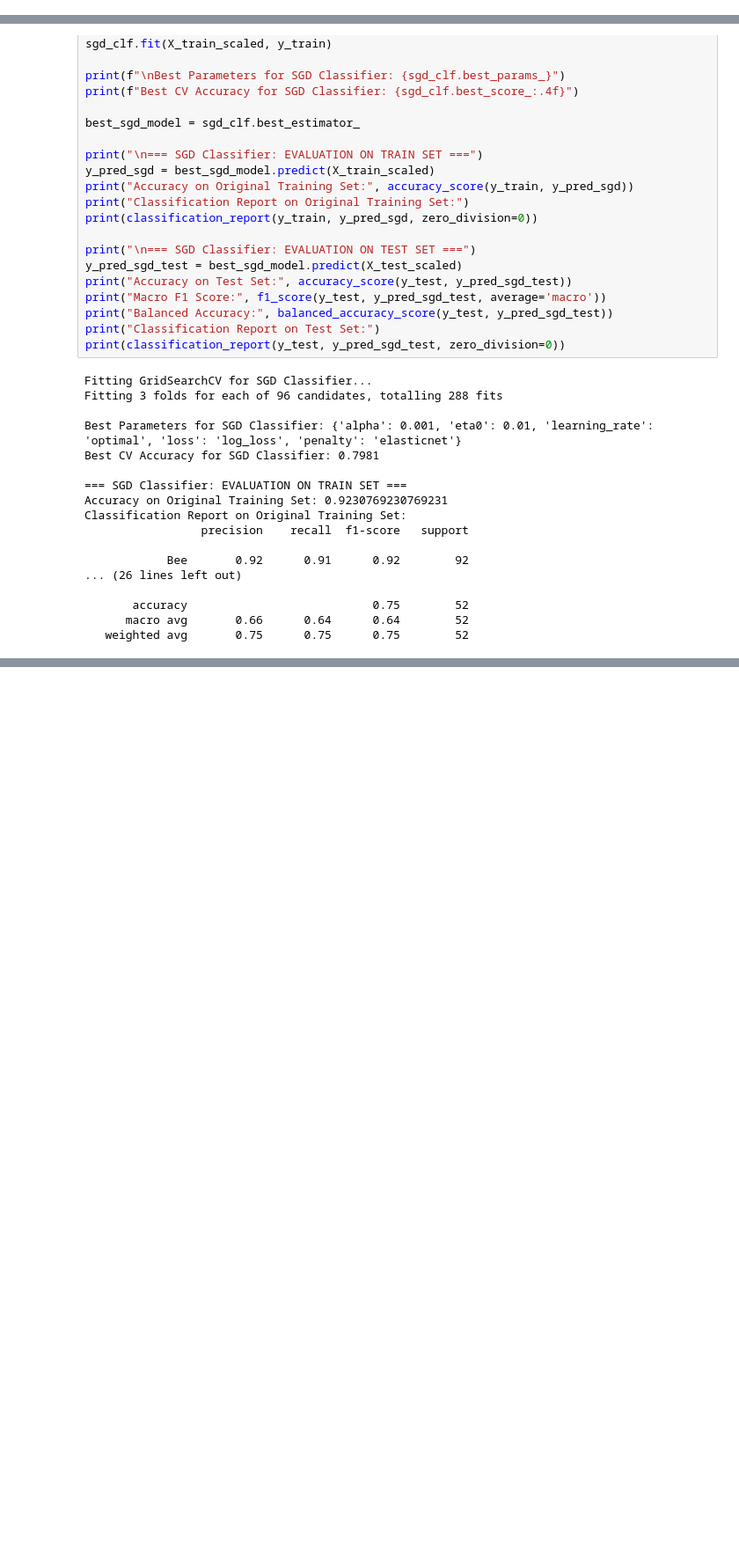
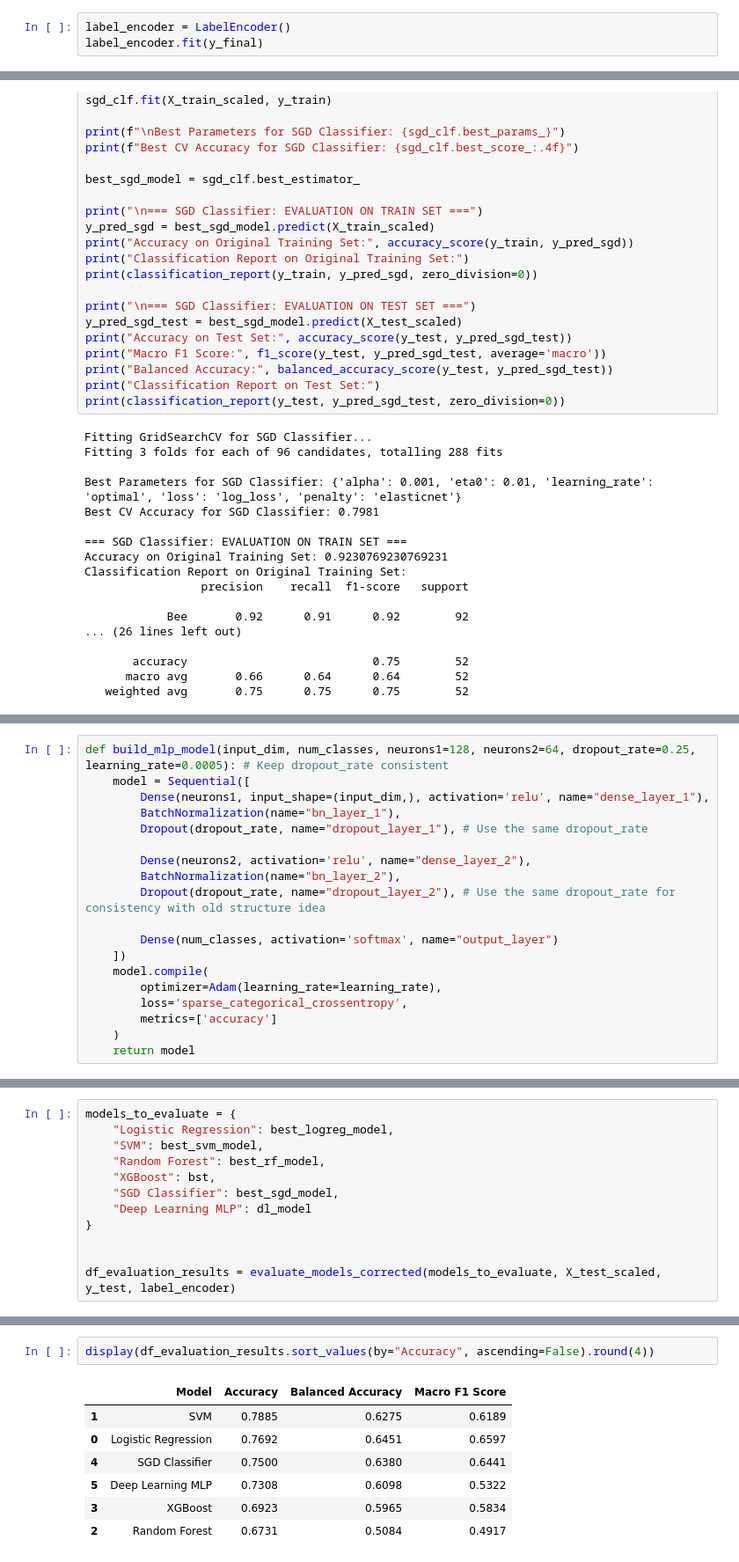
Before and after one commit to skander-kechaou/to-bee-or-not-to-bee, a Jupyter notebook: ML_bumblebee.ipynb, the cells around one changed output, grey strips where cells are left out. Shown at 88% size. Cells and saved outputs as stored; diff of their text form; blank space fills up the shorter version.

```diff
--- a/ML_bumblebee.ipynb
+++ b/ML_bumblebee.ipynb
@@ -885,0 +891,3 @@ X_test_scaled = scaler.transform(X_test)
+# %%
+label_encoder = LabelEncoder()
+label_encoder.fit(y_final)
@@ -1535,0 +1322,19 @@ display(df_results.round(4))
+# %%
+def build_mlp_model(input_dim, num_classes, neurons1=128, neurons2=64, dropout_rate=0.25, learning_rate=0.0005): # Keep dropout_rate consistent
+    model = Sequential([
+        Dense(neurons1, input_shape=(input_dim,), activation='relu', name="dense_layer_1"),
+        BatchNormalization(name="bn_layer_1"),
+        Dropout(dropout_rate, name="dropout_layer_1"), # Use the same dropout_rate
+
+        Dense(neurons2, activation='relu', name="dense_layer_2"),
+        BatchNormalization(name="bn_layer_2"),
+        Dropout(dropout_rate, name="dropout_layer_2"), # Use the same dropout_rate for consistency with old structure idea
+
+        Dense(num_classes, activation='softmax', name="output_layer")
+    ])
+    model.compile(
+        optimizer=Adam(learning_rate=learning_rate),
+        loss='sparse_categorical_crossentropy',
+        metrics=['accuracy']
+    )
+    return model
@@ -1535,0 +1537,12 @@ display(df_results.round(4))
+# %%
+models_to_evaluate = {
+    "Logistic Regression": best_logreg_model,
+    "SVM": best_svm_model,
+    "Random Forest": best_rf_model,
+    "XGBoost": bst,
+    "SGD Classifier": best_sgd_model,
+    "Deep Learning MLP": dl_model
+}
+
+
+df_evaluation_results = evaluate_models_corrected(models_to_evaluate, X_test_scaled, y_test, label_encoder)
@@ -1535,0 +1567,10 @@ display(df_results.round(4))
+# %%
+display(df_evaluation_results.sort_values(by="Accuracy", ascending=False).round(4))
+# %% [output]
+|  | Model | Accuracy | Balanced Accuracy | Macro F1 Score |
+| 1 | SVM | 0.7885 | 0.6275 | 0.6189 |
+| 0 | Logistic Regression | 0.7692 | 0.6451 | 0.6597 |
+| 4 | SGD Classifier | 0.7500 | 0.6380 | 0.6441 |
+| 5 | Deep Learning MLP | 0.7308 | 0.6098 | 0.5322 |
+| 3 | XGBoost | 0.6923 | 0.5965 | 0.5834 |
+| 2 | Random Forest | 0.6731 | 0.5084 | 0.4917 |
```
Also changed, not shown: parts of 54 cells of this notebook.
